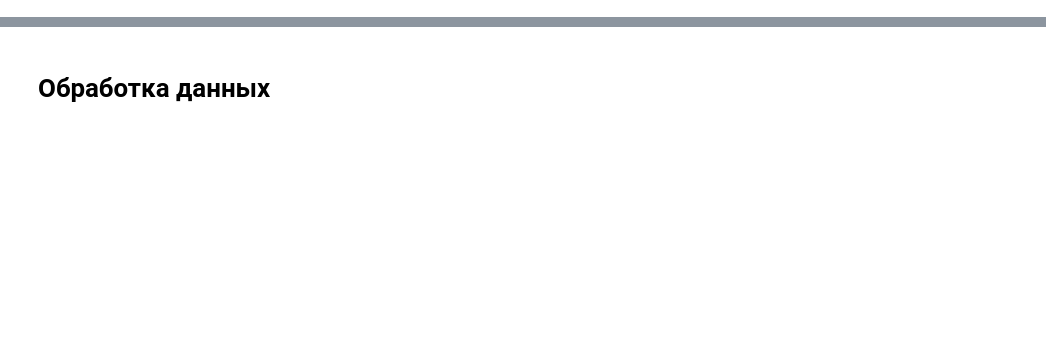
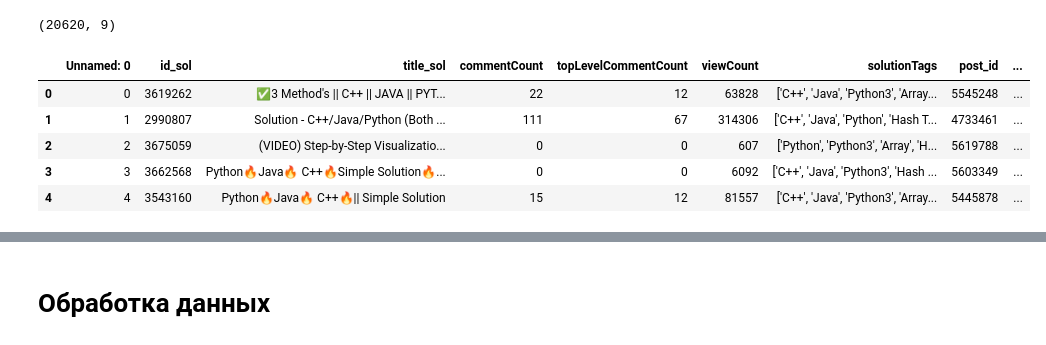
Before and after one commit to hinevics/parser-leetcode, a Jupyter notebook: notebooks/vectorization_reaserch.ipynb, the cells around one changed output, grey strips where cells are left out. Cells and saved outputs as stored; diff of their text form; code cells hidden in the pictures; blank space fills up the shorter version.

```diff
--- a/notebooks/vectorization_reaserch.ipynb
+++ b/notebooks/vectorization_reaserch.ipynb
@@ -4,6 +4,15 @@ from gensim.models.doc2vec import Doc2Vec, TaggedDocument
 import re
 # %%
 data = pd.read_csv(r'/home/khinevich/myproject/projects/parsers/leetcode/parser-leetcode/data/sols/two-sum.csv')
-post_content = list(data.post_content)
-train_post_content = post_content[:80]
-test_post_content = post_content[82:]
+print(data.shape)
+# %% [output]
+(20620, 9)
+# %%
+data.head()
+# %% [output]
+|  | Unnamed: 0 | id_sol | title_sol | commentCount | topLevelCommentCount | viewCount | solutionTags | post_id | ... |
+| 0 | 0 | 3619262 | ✅3 Method's || C++ || JAVA || PYT... | 22 | 12 | 63828 | ['C++', 'Java', 'Python3', 'Array... | 5545248 | ... |
+| 1 | 1 | 2990807 | Solution - C++/Java/Python (Both ... | 111 | 67 | 314306 | ['C++', 'Java', 'Python', 'Hash T... | 4733461 | ... |
+| 2 | 2 | 3675059 | (VIDEO) Step-by-Step Visualizatio... | 0 | 0 | 607 | ['Python', 'Python3', 'Array', 'H... | 5619788 | ... |
+| 3 | 3 | 3662568 | Python🔥Java🔥 C++🔥Simple Solution🔥... | 0 | 0 | 6092 | ['C++', 'Java', 'Python3', 'Hash ... | 5603349 | ... |
+| 4 | 4 | 3543160 | Python🔥Java🔥 C++🔥|| Simple Solution | 15 | 12 | 81557 | ['C++', 'Java', 'Python3', 'Array... | 5445878 | ... |
```
Also changed, not shown: parts of 8 cells of this notebook.
